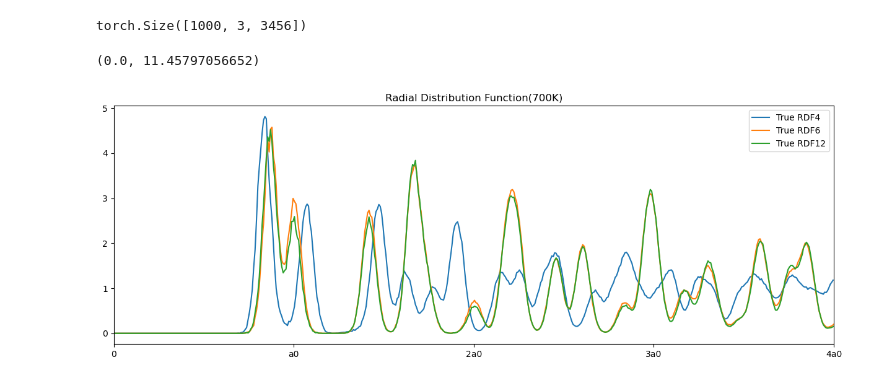
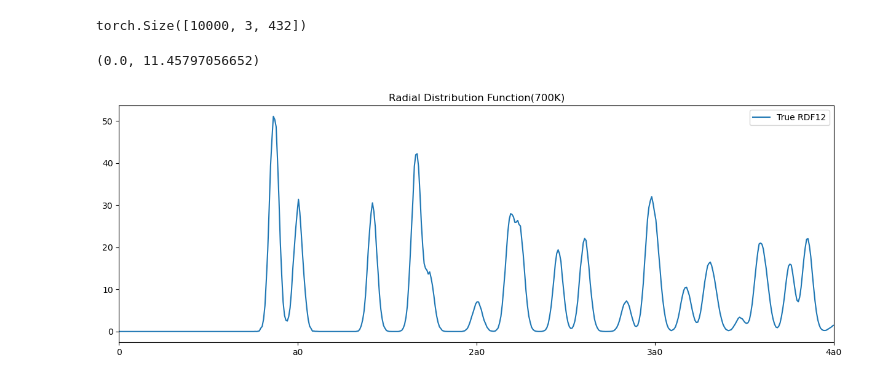
Before and after one commit to shiki442/SB-SAM, a Jupyter notebook: notebooks/rdf.ipynb, the cells around one changed output. Saved outputs shown, nothing was run; the diff lists cells and outputs as text; code cells hidden in the pictures.

```diff
--- a/notebooks/rdf.ipynb
+++ b/notebooks/rdf.ipynb
@@ -32,23 +32,23 @@ x_true4 = dataset.x_sam
 # %%
-dir_path = os.path.join(root_dir, 'output', dir_path)
-path_param = '../config/params3d.yml'
-cfg = config.load_config(path_param)
-cfg.data.data_dir = '../md/data6/700K'
-config.check_data_config(cfg)
-config.check_device_config(cfg)
-dataset = datasets.get_dataset(cfg)
+# dir_path = os.path.join(root_dir, 'output', dir_path)
+# path_param = '../config/params3d.yml'
+# cfg = config.load_config(path_param)
+# cfg.data.data_dir = '../md/data6/700K'
+# config.check_data_config(cfg)
+# config.check_device_config(cfg)
+# dataset = datasets.get_dataset(cfg)
 
-mean_true6 = dataset.mean
-std_true6 = dataset.std
-x_true6 = dataset.x_sam
+# mean_true6 = dataset.mean
+# std_true6 = dataset.std
+# x_true6 = dataset.x_sam
 # %%
 dir_path = os.path.join(root_dir, 'output', dir_path)
 path_param = '../config/params3d.yml'
 cfg = config.load_config(path_param)
-cfg.data.data_dir = '../md/data12/700K'
+cfg.data.data_eval_dir = '../../SAM_dataset/data12/300K/'
 config.check_data_config(cfg)
 config.check_device_config(cfg)
-dataset = datasets.get_dataset(cfg)
+dataset = datasets.get_dataset(cfg, mode='eval')
 
 mean_tru12 = dataset.mean
 std_true12 = dataset.std
@@ -58,42 +56,49 @@ import tqdm
+# %%
+eval_path = os.path.join(dir_path, 'eval/eval.pth')
+eval = torch.load(eval_path)
+x_pred12 = eval['x_pred']
+print(x_pred12.shape)
+# %% [output]
+torch.Size([10000, 3, 432])
 # %%
-_, _, num_atoms = dataset.shape
-num_samples = 1000
-data = dataset.x_all[:num_samples]
-print(data.shape)
-for i in tqdm.tqdm(range(num_samples)):
-    with open(f'../md/data12/xyz/output{i}.xyz', 'w') as f:
-        f.write(f"{num_atoms}\n")
-        f.write(f"Sample {i}\n")
-        for j in range(num_atoms):
-            x, y, z = data[i, :, j].tolist()
-            f.write(f"Fe {x} {y} {z}\n")
+# _, _, num_atoms = dataset.shape
+# num_samples = 1000
+# data = dataset.x_all[:num_samples]
+# print(data.shape)
+# for i in tqdm.tqdm(range(num_samples)):
+#     with open(f'../md/data12/xyz/output{i}.xyz', 'w') as f:
+#         f.write(f"{num_atoms}\n")
+#         f.write(f"Sample {i}\n")
+#         for j in range(num_atoms):
+#             x, y, z = data[i, :, j].tolist()
+#             f.write(f"Fe {x} {y} {z}\n")
-# %% [output]
-torch.Size([1000, 3, 3456])
 # %%
 a0 = 2.86449264163000
 
 fig, ax = plt.subplots(figsize=(15, 5))
 
 # r_values, g_r = compute_rdf(x_pred, 6*a0, 6*a0, 0.5*a0, a0/64)
 # ax.plot(r_values.cpu(), g_r.cpu(), label='Predicted RDF')
 
-r_values_true4, g_r_true4 = compute_rdf(x_true4, 4*a0, 4*a0, 0.5*a0, a0/128)
-ax.plot(r_values_true4.cpu(), g_r_true4.cpu(), label='True RDF4')
+# r_values_true4, g_r_true4 = compute_rdf(x_true4, 4*a0, 4*a0, 0.5*a0, a0/128)
+# ax.plot(r_values_true4.cpu(), g_r_true4.cpu(), label='True RDF4')
 
-r_values_true6, g_r_true6 = compute_rdf(x_true6, 6*a0, 6*a0, 0.5*a0, a0/128)
-ax.plot(r_values_true6.cpu(), g_r_true6.cpu(), label='True RDF6')
+# r_values_true6, g_r_true6 = compute_rdf(x_true6, 6*a0, 6*a0, 0.5*a0, a0/128)
+# ax.plot(r_values_true6.cpu(), g_r_true6.cpu(), label='True RDF6')
+
+create_and_save_hist2d(x_pred12[:,0:2,0], x_true12[:,0:2,0], '.')
 
 r_values_true12, g_r_true12 = compute_rdf(x_true12, 12*a0, 12*a0, 0.5*a0, a0/128)
 ax.plot(r_values_true12.cpu(), g_r_true12.cpu(), label='True RDF12')
 
 ax.set_title('Radial Distribution Function(700K)')
 
 xticks = [0*a0, 1*a0, 2*a0, 3*a0, 4*a0, 5*a0, 6*a0]
 xtick_labels = ['0', 'a0', '2a0', '3a0', '4a0', '5a0', '6a0']
 ax.set_xticks(xticks)
 ax.set_xticklabels(xtick_labels)
 ax.legend()
 ax.set_xlim(0.*a0, 4*a0)
 # %% [output]
 (0.0, 11.45797056652)
-[figure, old version]
+[figure, new version]
```
Also changed, not shown: parts of 4 cells of this notebook, 30 other files.
